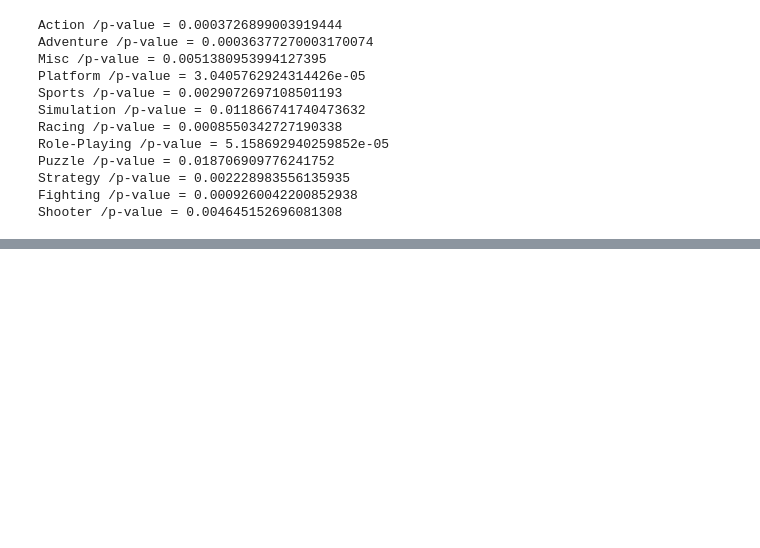
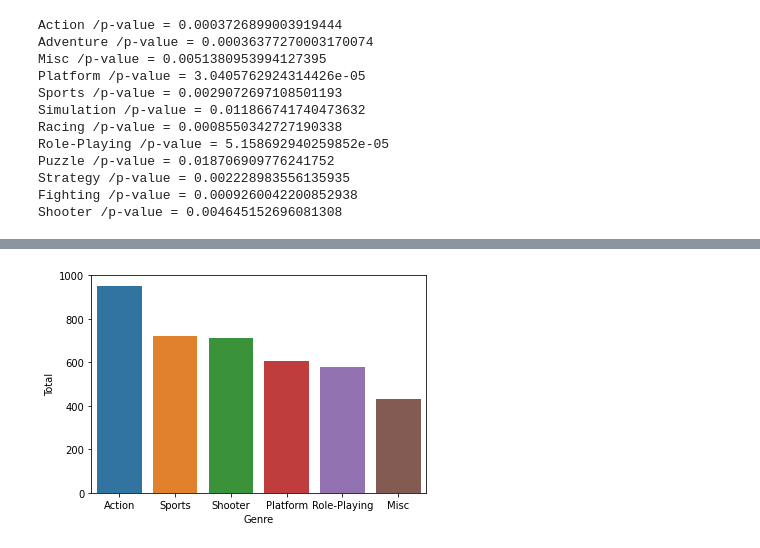
Before and after one commit to bong7233/AI_Project_1, a Jupyter notebook: AI_03_이상봉_Section1.ipynb, the cells around one changed output, grey strips where cells are left out. Cells and saved outputs as stored; diff of their text form; code cells hidden in the pictures; blank space fills up the shorter version.

```diff
--- a/AI_03_이상봉_Section1.ipynb
+++ b/AI_03_이상봉_Section1.ipynb
@@ -376,0 +421,8 @@ Shooter /p-value = 0.004645152696081308
+# %%
+# 총판매량 오름차순 정리해서 살펴보기
+df_total = df
+df_total['Total'] =  df_total['NA_Sales'] + df_total['JP_Sales'] + df_total['EU_Sales'] + df_total['Other_Sales']
+df_total = df.sort_values(by=['Total'],ascending=False)
+df_total['Year'] = df_total['Year'].apply(make_year)
+
+df_total.head()
@@ -376,0 +436,20 @@ Shooter /p-value = 0.004645152696081308
+# %%
+# 판매량 상위 10% 게임 설정
+df_total = df_total[:1600]
+df_total
+
+#상위 10%에서의 기준별 총판매량 나타내는 함수선언
+def show_10per(about):
+    df_y_t = df_total[[about,'Total']]
+    df_y_t = df_y_t.dropna()
+
+    df_y_t = df_y_t.groupby(about).sum()
+    df_y_t = df_y_t.sort_values(by=['Total'], ascending = False)[:6]
+    # bar plot 시각화
+    sns.barplot(data = df_y_t, x = df_y_t.index , y = 'Total')
+    plt.show()
+# %%
+# 장르와 총판매량
+show_10per('Genre')
+# %% [output]
+[figure, added]
```
Also changed, not shown: parts of 24 cells of this notebook.
